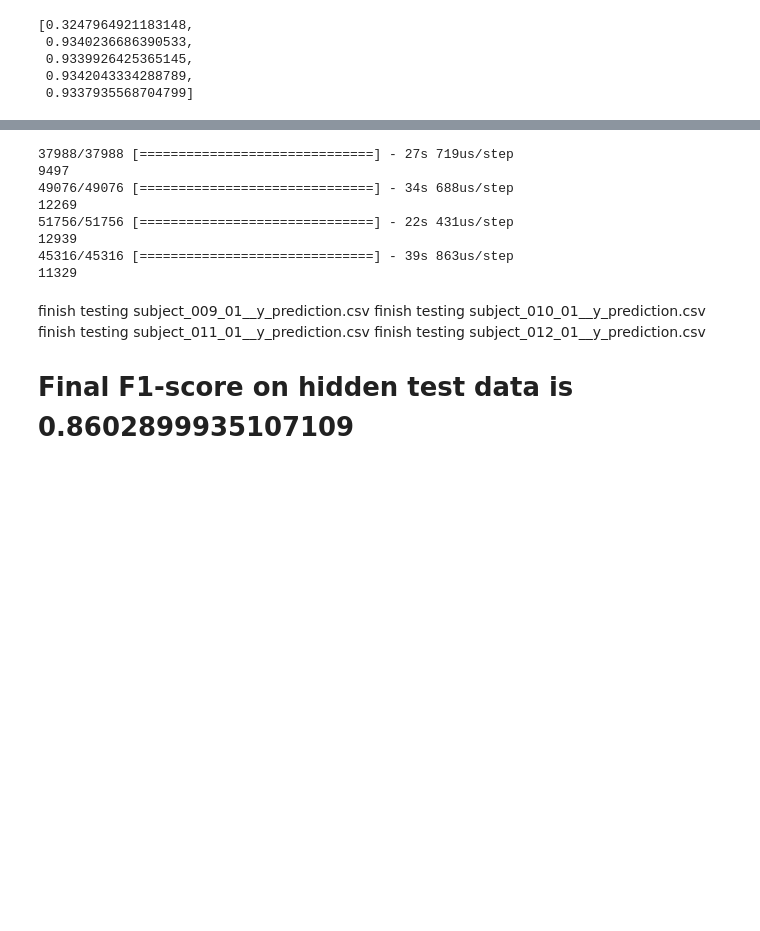
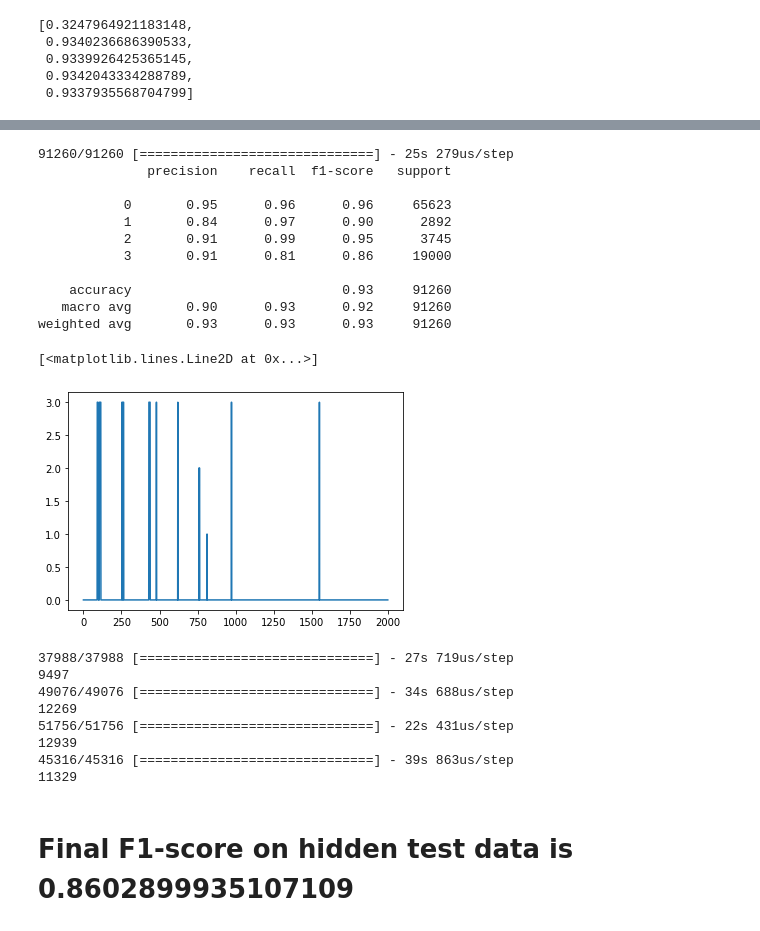
Before and after one commit to shilpakancharla/terrain-identification, a Jupyter notebook: Proj_C2_BiLSTM.ipynb, the cells around one changed output, grey strips where cells are left out. Cells and saved outputs as stored; diff of their text form; code cells hidden in the pictures; blank space fills up the shorter version.

```diff
--- a/Proj_C2_BiLSTM.ipynb
+++ b/Proj_C2_BiLSTM.ipynb
@@ -273,3 +160,22 @@ model.evaluate(val_X, val_y_encoded)
+# %%
+predicted_data = model.predict(test_X, batch_size = 64, verbose = 1)
+y_test_bool = np.argmax(predicted_data, axis = 1)
+print(classification_report(test_y, y_test_bool))
+plt.plot(y_test_bool[1000:3000])
+# %% [output]
+91260/91260 [==============================] - 25s 279us/step
+              precision    recall  f1-score   support
+
+           0       0.95      0.96      0.96     65623
+           1       0.84      0.97      0.90      2892
+           2       0.91      0.99      0.95      3745
+           3       0.91      0.81      0.86     19000
+
+    accuracy                           0.93     91260
+   macro avg       0.90      0.93      0.92     91260
+weighted avg       0.93      0.93      0.93     91260
+[<matplotlib.lines.Line2D at 0x...>]
+[figure, added]
 # %%
 # Get predictions using test data
 test_files = ['TestData/subject_009_01__x.csv', 'TestData/subject_010_01__x.csv',
@@ -319,8 +211,5 @@ for i in range(len(test_files)):
 45316/45316 [==============================] - 39s 863us/step
 11329
 # %% [markdown]
-finish testing subject_009_01__y_prediction.csv
-finish testing subject_010_01__y_prediction.csv
-finish testing subject_011_01__y_prediction.csv
-finish testing subject_012_01__y_prediction.csv
+
 # Final F1-score on hidden test data is 0.8602899935107109
```
Also changed, not shown: parts of 10 cells of this notebook, 3 other files.
